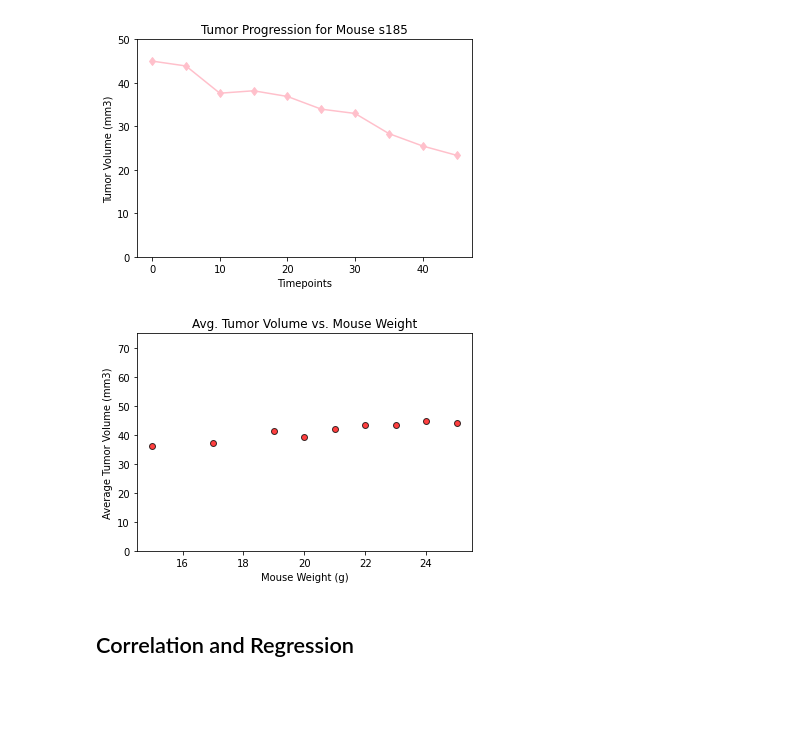
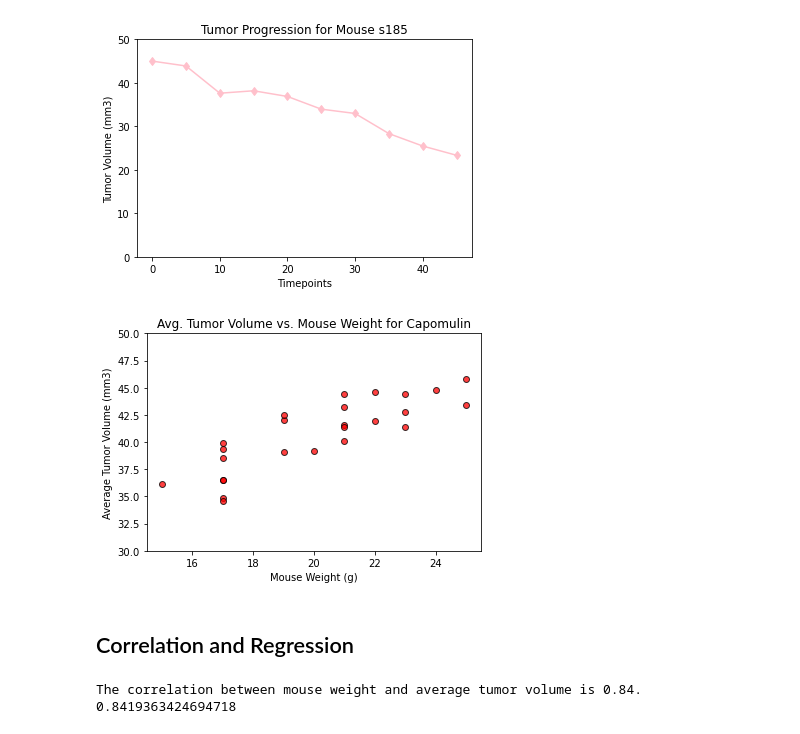
Before and after one commit to siararaeDA/matplotlib-challenge, a Jupyter notebook: Pymaceuticals/pymaceuticals.ipynb, the cells around one changed output. Drawn from its saved outputs; the diff is of its cells as text; code cells hidden in the pictures; blank space fills up the shorter version.

```diff
--- a/Pymaceuticals/pymaceuticals.ipynb
+++ b/Pymaceuticals/pymaceuticals.ipynb
@@ -286,18 +286,17 @@ plt.show()
 # %%
 # Generate a scatter plot of average tumor volume vs. mouse weight for the Capomulin regimen
 
 # Get all rows with Cap Regimen
 capReg = data_clean.loc[(data_clean['Drug Regimen'] == 'Capomulin'), :]
-capReg = capReg.groupby(['Weight (g)']).mean()['Tumor Volume (mm3)']
-weightList = capReg.index.tolist()
+capRegGroup = capReg.groupby(['Mouse ID']).mean()
 
-plt.scatter(weightList, capReg, facecolors='red', edgecolors='black', alpha=0.75)
-plt.title('Avg. Tumor Volume vs. Mouse Weight')
+plt.scatter(capRegGroup['Weight (g)'], capRegGroup['Tumor Volume (mm3)'], facecolors='red', edgecolors='black', alpha=0.75)
+plt.title('Avg. Tumor Volume vs. Mouse Weight for Capomulin')
 plt.xlabel('Mouse Weight (g)')
 plt.ylabel('Average Tumor Volume (mm3)')
-plt.ylim(0, 75)
+plt.ylim(30, 50)
 plt.show()
 # %% [output]
-[figure, old version]
+[figure, new version]
 # %% [markdown]
 ## Correlation and Regression
@@ -306,0 +303,16 @@ plt.show()
+# %%
+# Calculate the correlation coefficient and linear regression model
+# for mouse weight and average tumor volume for the Capomulin regimen
+correlation = round(st.pearsonr(capRegGroup['Weight (g)'], capRegGroup['Tumor Volume (mm3)'])[0],2)
+print(f"The correlation between mouse weight and average tumor volume is {correlation}.")
+
+x_values = capRegGroup['Weight (g)']
+y_values = capRegGroup['Tumor Volume (mm3)']
+
+(slope, intercept, rvalue, pvalue, stderr) = st.linregress(x_values, y_values)
+print(rvalue)
+
+regress_values = x_values * slope + intercept
+# %% [output]
+The correlation between mouse weight and average tumor volume is 0.84.
+0.8419363424694718
```
Also changed, not shown: parts of 1 cell of this notebook.
